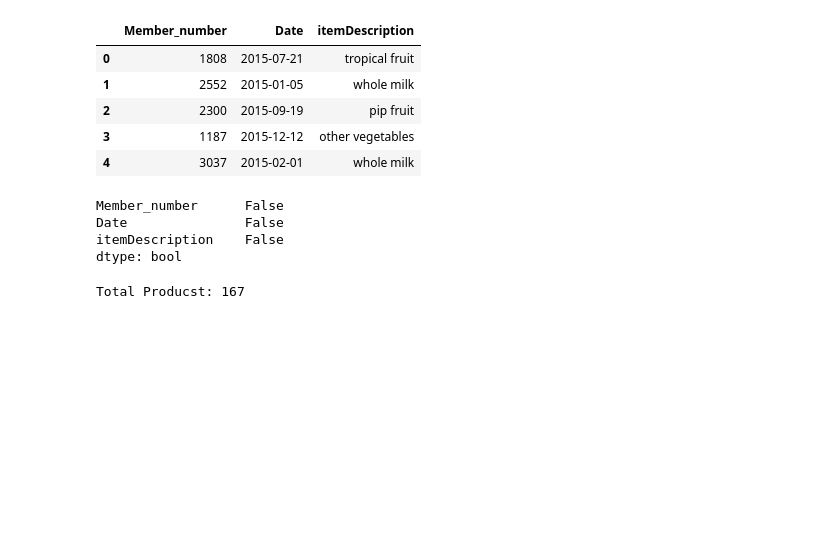
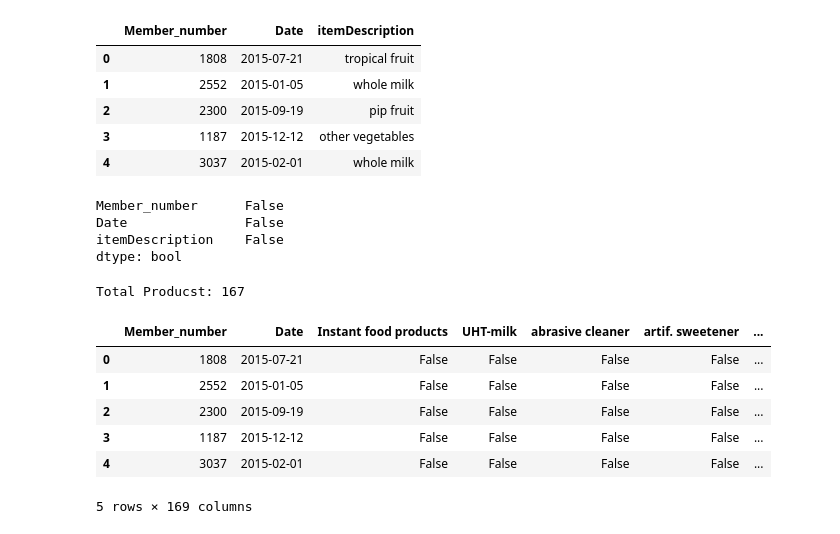
Before and after one commit to karany2288/A.I, a Jupyter notebook: association_rule_mining_algorithm.ipynb, the cells around one changed output. Cells and saved outputs as stored; diff of their text form; code cells hidden in the pictures; blank space fills up the shorter version.

```diff
--- a/association_rule_mining_algorithm.ipynb
+++ b/association_rule_mining_algorithm.ipynb
@@ -54,3 +57,16 @@ x=x.sort_values(ascending=False)
 x=x[:10]
 
 distribution_plot(x=x.index, y=x.values, yaxis="Count", xaxis="Products")
+# %%
+one_hot = pd.get_dummies(df['itemDescription'])
+df.drop('itemDescription', inplace=True, axis=1)
+df = df.join(one_hot)
+df.head()
+# %% [output]
+|  | Member_number | Date | Instant food products | UHT-milk | abrasive cleaner | artif. sweetener | ... |
+| 0 | 1808 | 2015-07-21 | False | False | False | False | ... |
+| 1 | 2552 | 2015-01-05 | False | False | False | False | ... |
+| 2 | 2300 | 2015-09-19 | False | False | False | False | ... |
+| 3 | 1187 | 2015-12-12 | False | False | False | False | ... |
+| 4 | 3037 | 2015-02-01 | False | False | False | False | ... |
+5 rows × 169 columns
```
Also changed, not shown: parts of 10 cells of this notebook.
